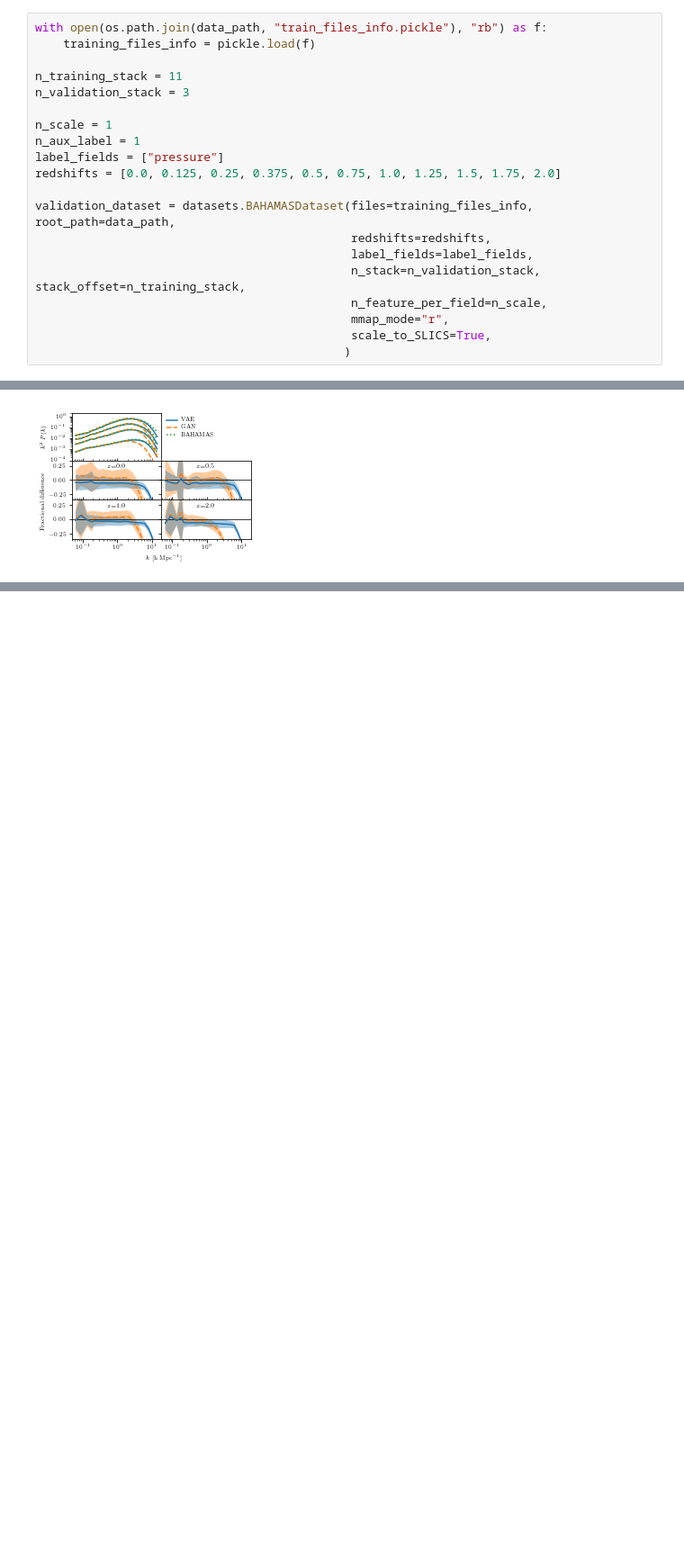
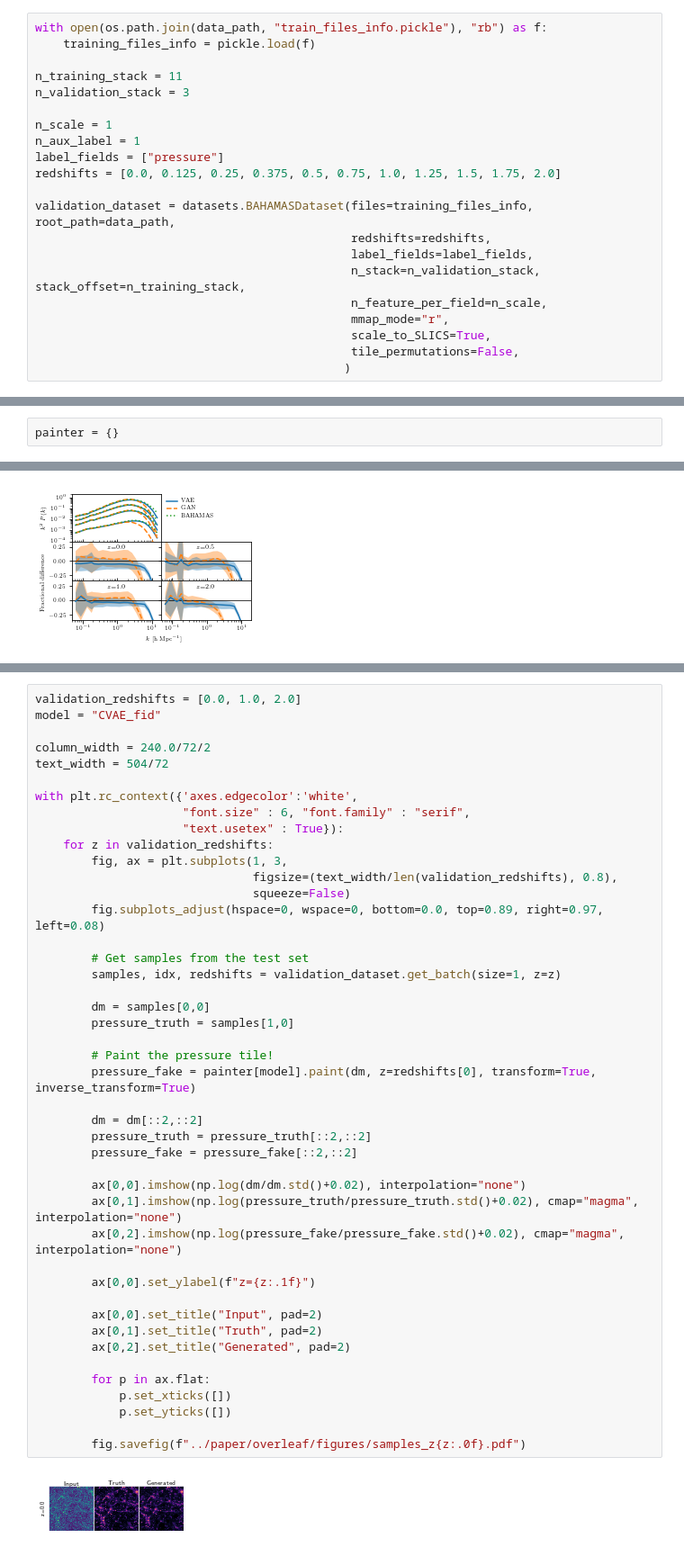
Before and after one commit to tilmantroester/baryon_painter, a Jupyter notebook: notebooks/validation_plots.ipynb, the cells around one changed output, grey strips where cells are left out. Shown: that part at 90% size. Cells and saved outputs as stored; diff of their text form; blank space fills up the shorter version.

Commit message:
New paper plots.

```diff
--- a/notebooks/validation_plots.ipynb
+++ b/notebooks/validation_plots.ipynb
@@ -43,6 +43,7 @@ validation_dataset = datasets.BAHAMASDataset(files=training_files_info, root_pat
                                              n_feature_per_field=n_scale,
                                              mmap_mode="r",
                                              scale_to_SLICS=True,
+                                             tile_permutations=False,
                                             )
 # %%
 model_path = "../trained_models/CVAE/fiducial/"
@@ -138,6 +143,8 @@ for z in validation_redshifts:
     fig.suptitle(f"Pressure histogram z={z if z is not None else 'all'}")
 # %% [markdown]
 # Paper plots
+# %%
+painter = {}
 # %% [markdown]
 ## PainterCVAE
 # %%
@@ -390,0 +400,46 @@ fig.savefig("../paper/overleaf/figures/tile_power_spectra_deviation_fid.pdf")
+# %%
+validation_redshifts = [0.0, 1.0, 2.0]
+model = "CVAE_fid"
+
+column_width = 240.0/72/2
+text_width = 504/72
+
+with plt.rc_context({'axes.edgecolor':'white',
+                     "font.size" : 6, "font.family" : "serif",
+                     "text.usetex" : True}):
+    for z in validation_redshifts:
+        fig, ax = plt.subplots(1, 3,
+                               figsize=(text_width/len(validation_redshifts), 0.8),
+                               squeeze=False)
+        fig.subplots_adjust(hspace=0, wspace=0, bottom=0.0, top=0.89, right=0.97, left=0.08)
+
+        # Get samples from the test set
+        samples, idx, redshifts = validation_dataset.get_batch(size=1, z=z)
+
+        dm = samples[0,0]
+        pressure_truth = samples[1,0]
+
+        # Paint the pressure tile!
+        pressure_fake = painter[model].paint(dm, z=redshifts[0], transform=True, inverse_transform=True)
+
+        dm = dm[::2,::2]
+        pressure_truth = pressure_truth[::2,::2]
+        pressure_fake = pressure_fake[::2,::2]
+
+        ax[0,0].imshow(np.log(dm/dm.std()+0.02), interpolation="none")
+        ax[0,1].imshow(np.log(pressure_truth/pressure_truth.std()+0.02), cmap="magma", interpolation="none")
+        ax[0,2].imshow(np.log(pressure_fake/pressure_fake.std()+0.02), cmap="magma", interpolation="none")
+
+        ax[0,0].set_ylabel(f"z={z:.1f}")
+
+        ax[0,0].set_title("Input", pad=2)
+        ax[0,1].set_title("Truth", pad=2)
+        ax[0,2].set_title("Generated", pad=2)
+
+        for p in ax.flat:
+            p.set_xticks([])
+            p.set_yticks([])
+
+        fig.savefig(f"../paper/overleaf/figures/samples_z{z:.0f}.pdf")
+# %% [output]
+[figure, added]
```
Also changed, not shown: parts of 3 cells of this notebook.
